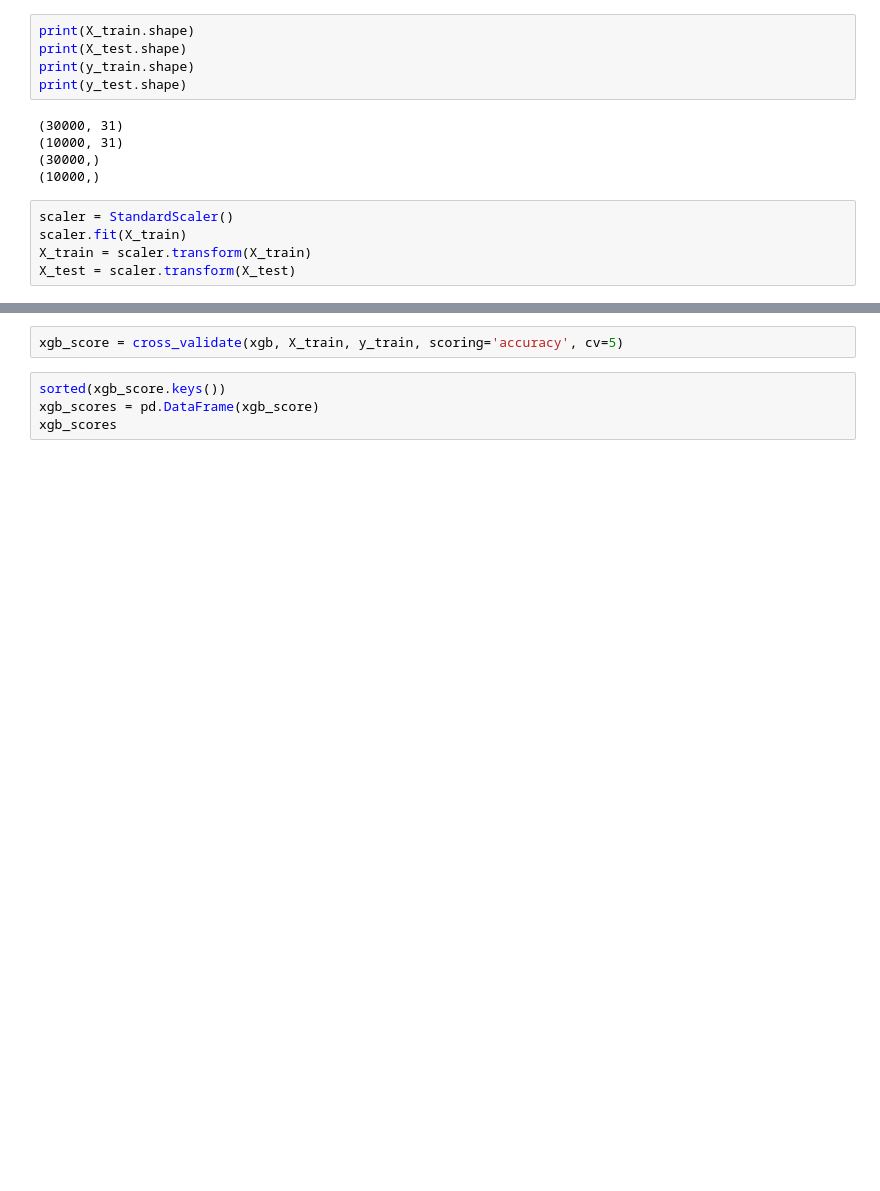
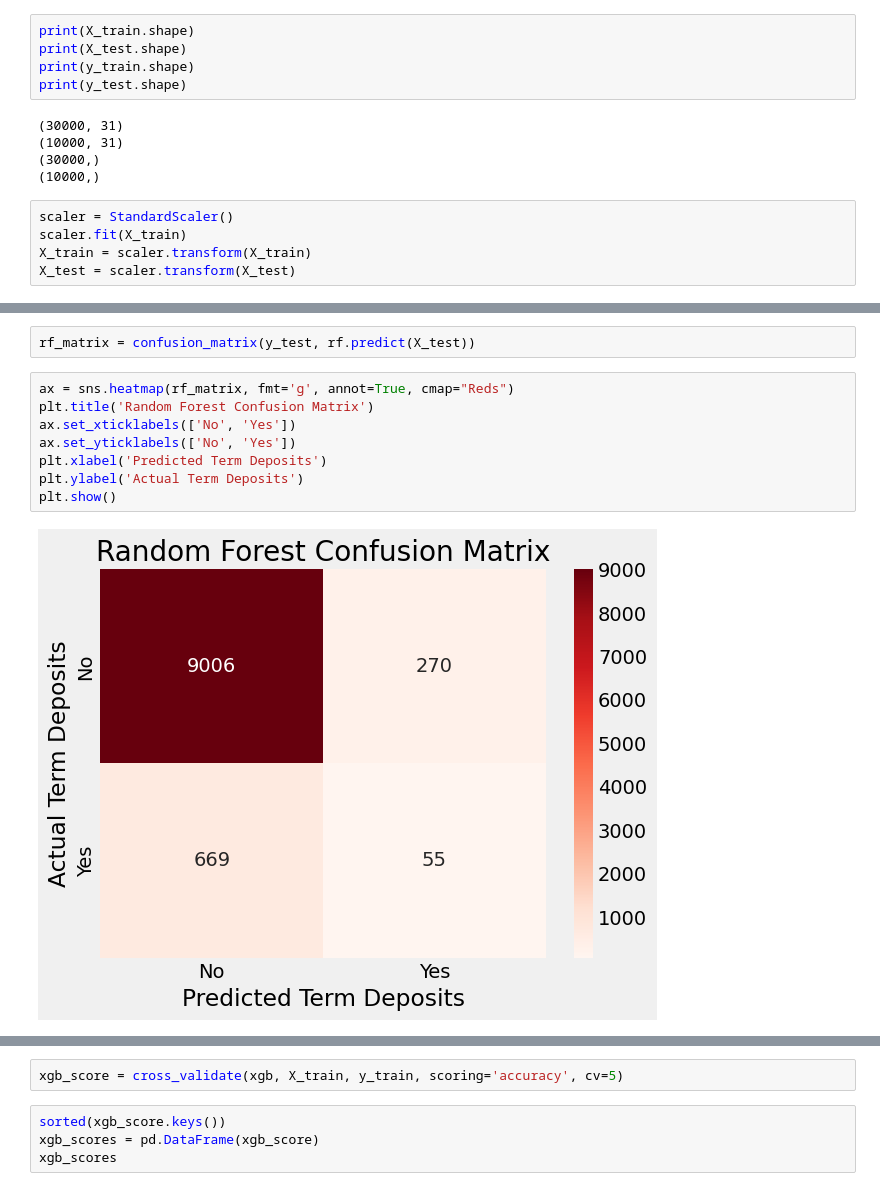
Before and after one commit to JideOkesanjo/JvwzPchMzoFGWGVY, a Jupyter notebook: Apziva_project_2.ipynb, the cells around one changed output, grey strips where cells are left out. Drawn from its saved outputs; the diff is of its cells as text; blank space fills up the shorter version.

```diff
--- a/Apziva_project_2.ipynb
+++ b/Apziva_project_2.ipynb
@@ -233,0 +288,12 @@ X_test = scaler.transform(X_test)
+# %%
+rf_matrix = confusion_matrix(y_test, rf.predict(X_test))
+# %%
+ax = sns.heatmap(rf_matrix, fmt='g', annot=True, cmap="Reds")
+plt.title('Random Forest Confusion Matrix')
+ax.set_xticklabels(['No', 'Yes'])
+ax.set_yticklabels(['No', 'Yes'])
+plt.xlabel('Predicted Term Deposits')
+plt.ylabel('Actual Term Deposits')
+plt.show()
+# %% [output]
+[figure, added]
```
Also changed, not shown: parts of 55 cells of this notebook.
